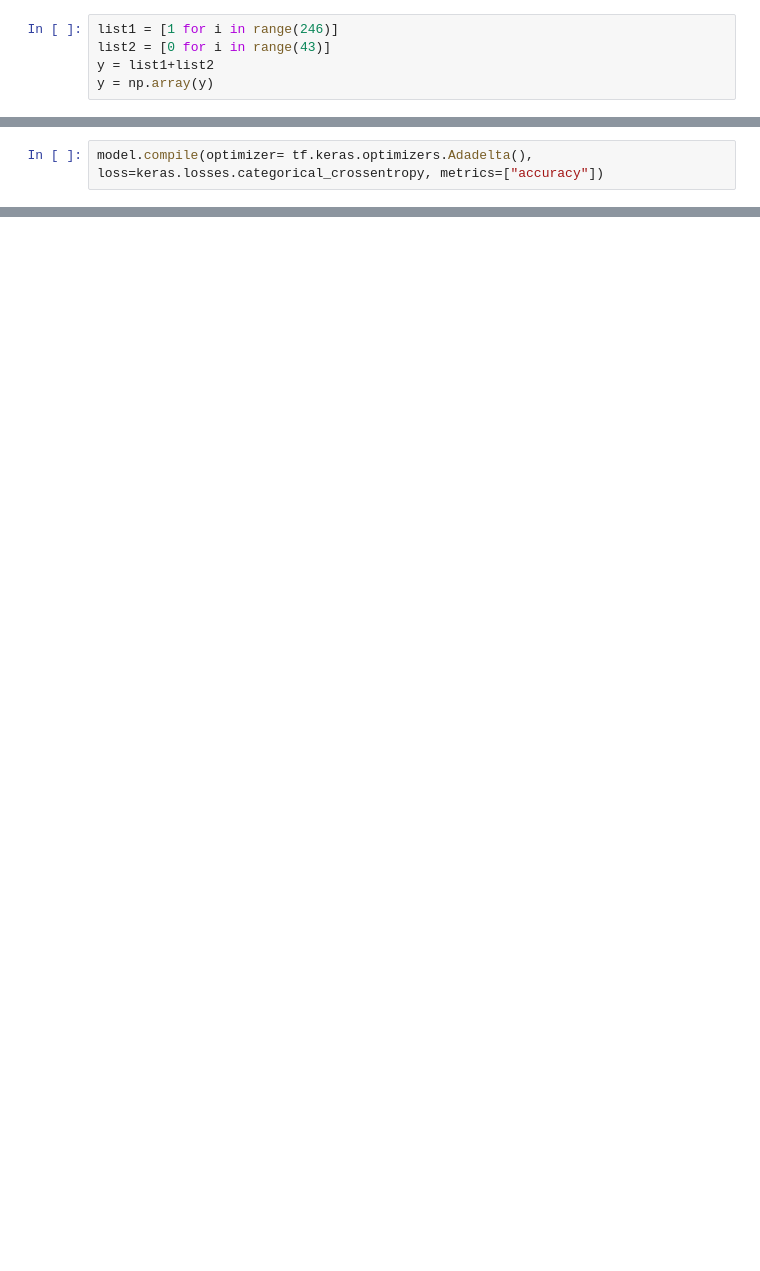
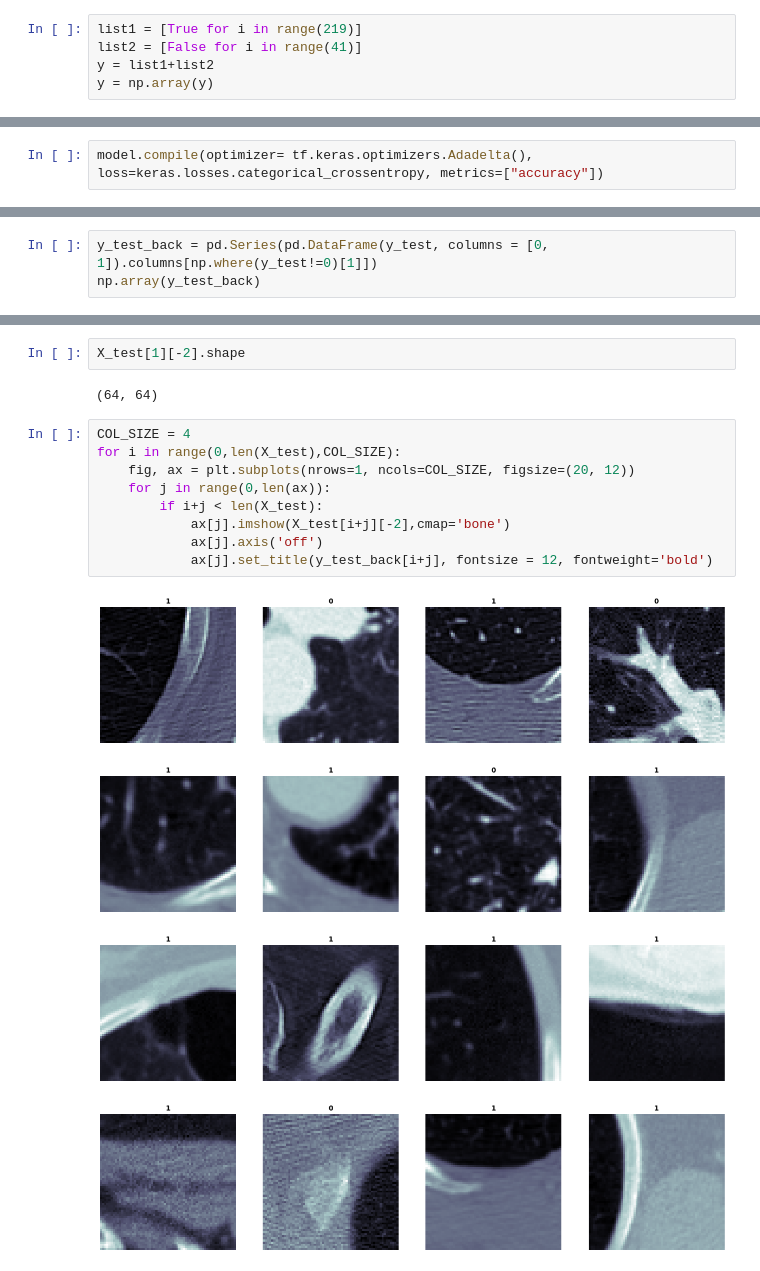
Before and after one commit to hyunjaec/MScA_Machine_Learning_Project, a Jupyter notebook: medical_deepfakes.ipynb, the cells around one changed output, grey strips where cells are left out. Saved outputs shown, nothing was run; the diff lists cells and outputs as text; blank space fills up the shorter version.

```diff
--- a/medical_deepfakes.ipynb
+++ b/medical_deepfakes.ipynb
@@ -155,7 +151,7 @@ false_cut_images = image_cut_processing(df_false)
 # %% [output]
 Deprecated in NumPy 1.20; for more details and guidance: https://numpy.org/devdocs/release/1.20.0-notes.html#deprecations
 # %%
-list1 = [1 for i in range(246)]
-list2 = [0 for i in range(43)]
+list1 = [True for i in range(219)]
+list2 = [False for i in range(41)]
 y = list1+list2
 y = np.array(y)
@@ -239,0 +280,3 @@ ValueError: ignored
+# %%
+y_test_back = pd.Series(pd.DataFrame(y_test, columns = [0, 1]).columns[np.where(y_test!=0)[1]])
+np.array(y_test_back)
@@ -239,0 +303,18 @@ ValueError: ignored
+# %%
+X_test[1][-2].shape
+# %% [output]
+(64, 64)
+# %%
+COL_SIZE = 4
+for i in range(0,len(X_test),COL_SIZE):
+    fig, ax = plt.subplots(nrows=1, ncols=COL_SIZE, figsize=(20, 12))
+    for j in range(0,len(ax)):
+        if i+j < len(X_test):
+            ax[j].imshow(X_test[i+j][-2],cmap='bone')
+            ax[j].axis('off')
+            ax[j].set_title(y_test_back[i+j], fontsize = 12, fontweight='bold')
+# %% [output]
+[figure, added]
+[figure, added]
+[figure, added]
+[figure, added]
```
Also changed, not shown: parts of 21 cells of this notebook.
